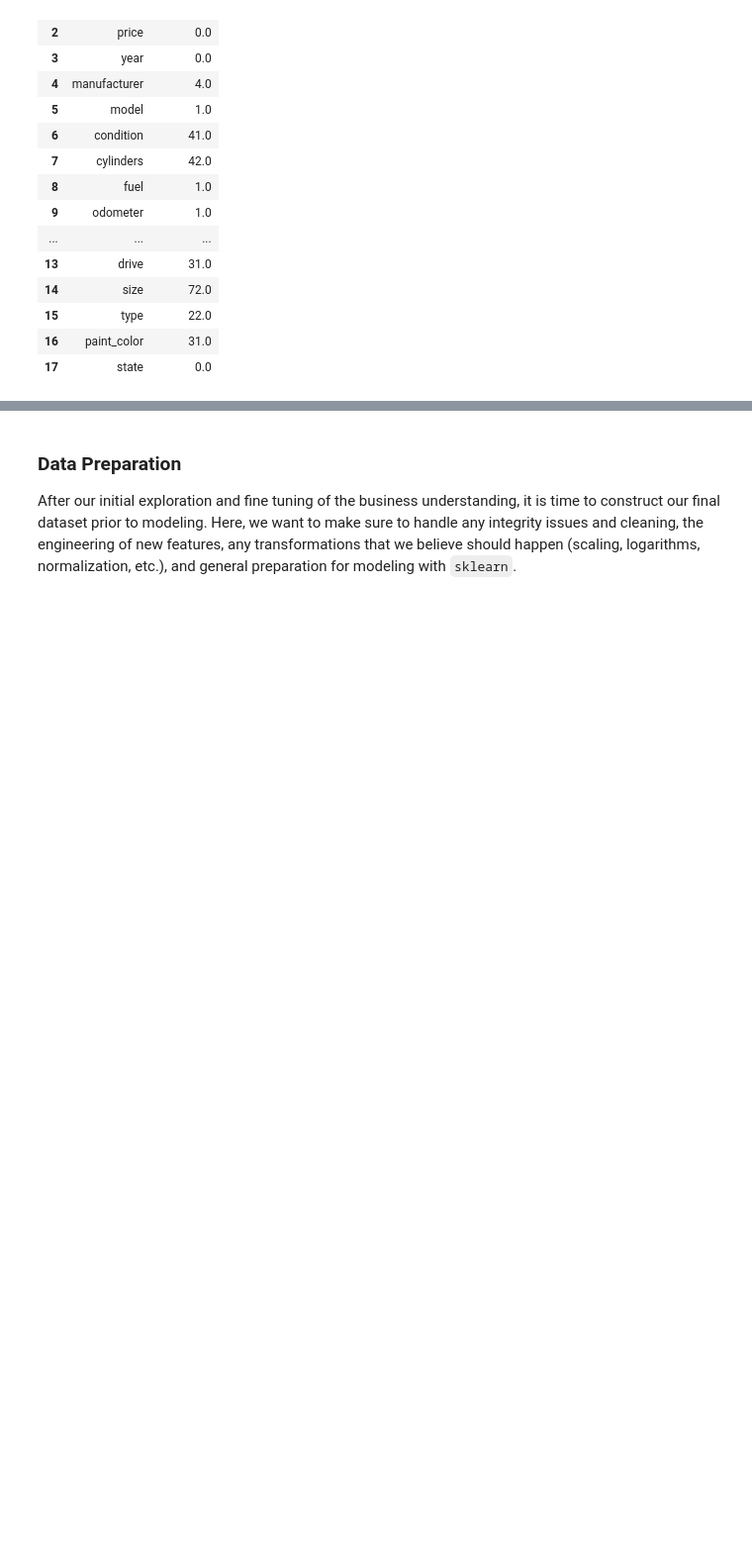
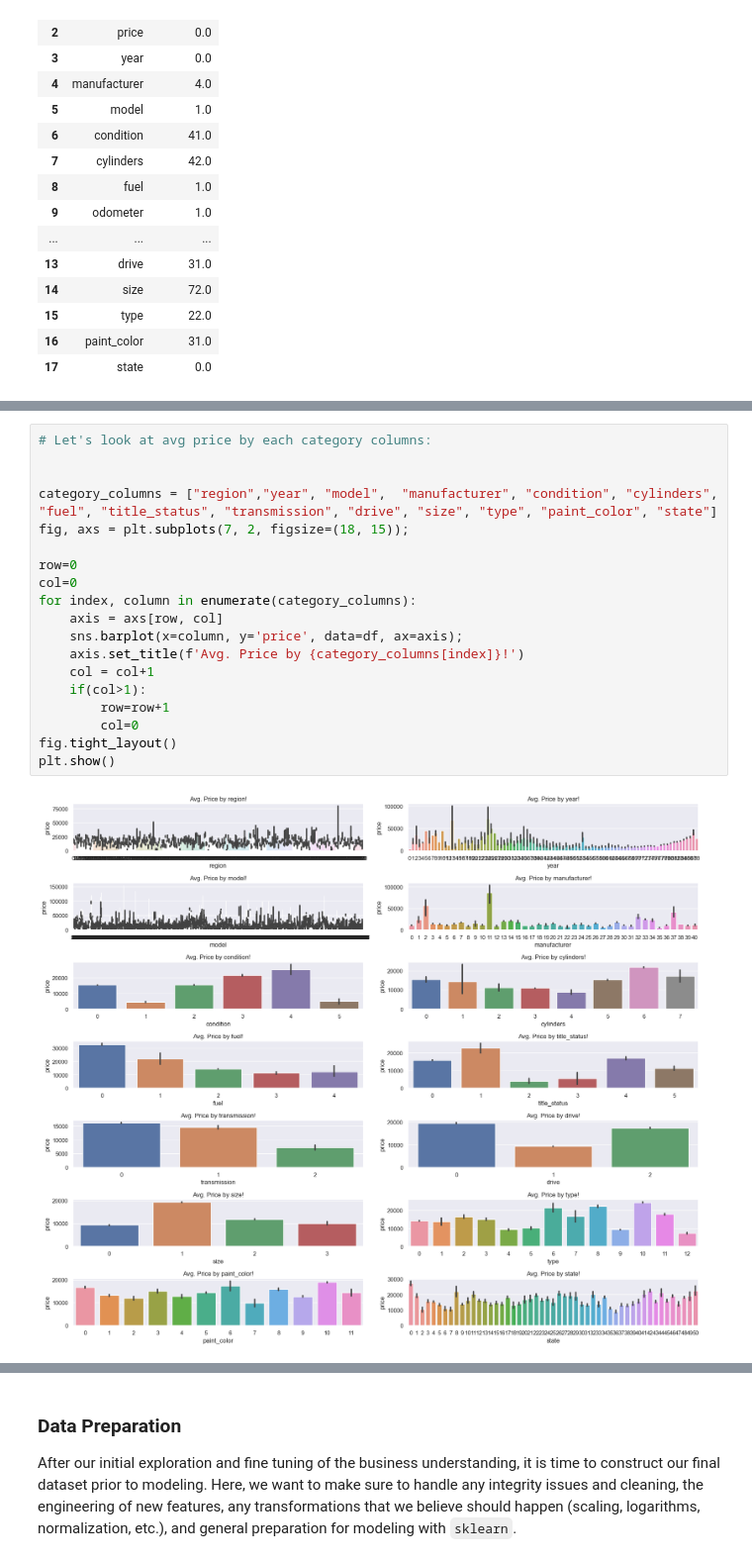
Before and after one commit to Sriworks1/UsedCarPriceAnalysis, a Jupyter notebook: UsedCarPriceAnalysis.ipynb, the cells around one changed output, grey strips where cells are left out. Shown at 99% size. Cells and saved outputs as stored; diff of their text form; blank space fills up the shorter version.

```diff
--- a/UsedCarPriceAnalysis.ipynb
+++ b/UsedCarPriceAnalysis.ipynb
@@ -127,0 +131,21 @@ df.corr()
+# %%
+# Let's look at avg price by each category columns:
+
+
+category_columns = ["region","year", "model",  "manufacturer", "condition", "cylinders", "fuel", "title_status", "transmission", "drive", "size", "type", "paint_color", "state"]
+fig, axs = plt.subplots(7, 2, figsize=(18, 15));
+
+row=0
+col=0
+for index, column in enumerate(category_columns):
+    axis = axs[row, col]
+    sns.barplot(x=column, y='price', data=df, ax=axis);
+    axis.set_title(f'Avg. Price by {category_columns[index]}!')
+    col = col+1
+    if(col>1):
+        row=row+1
+        col=0
+fig.tight_layout()
+plt.show()
+# %% [output]
+[figure, added]
```
Also changed, not shown: parts of 10 cells of this notebook, 6 other files.
